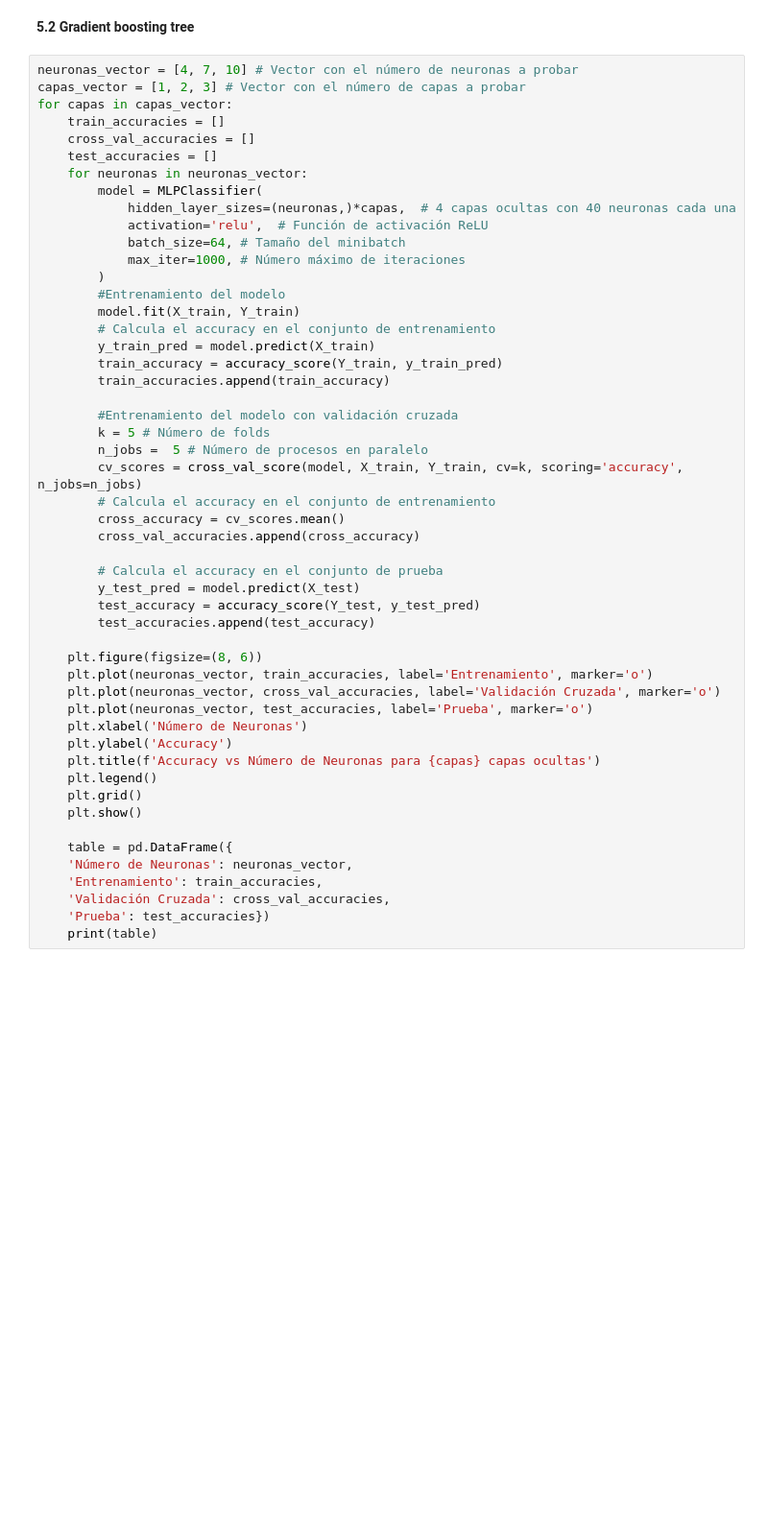
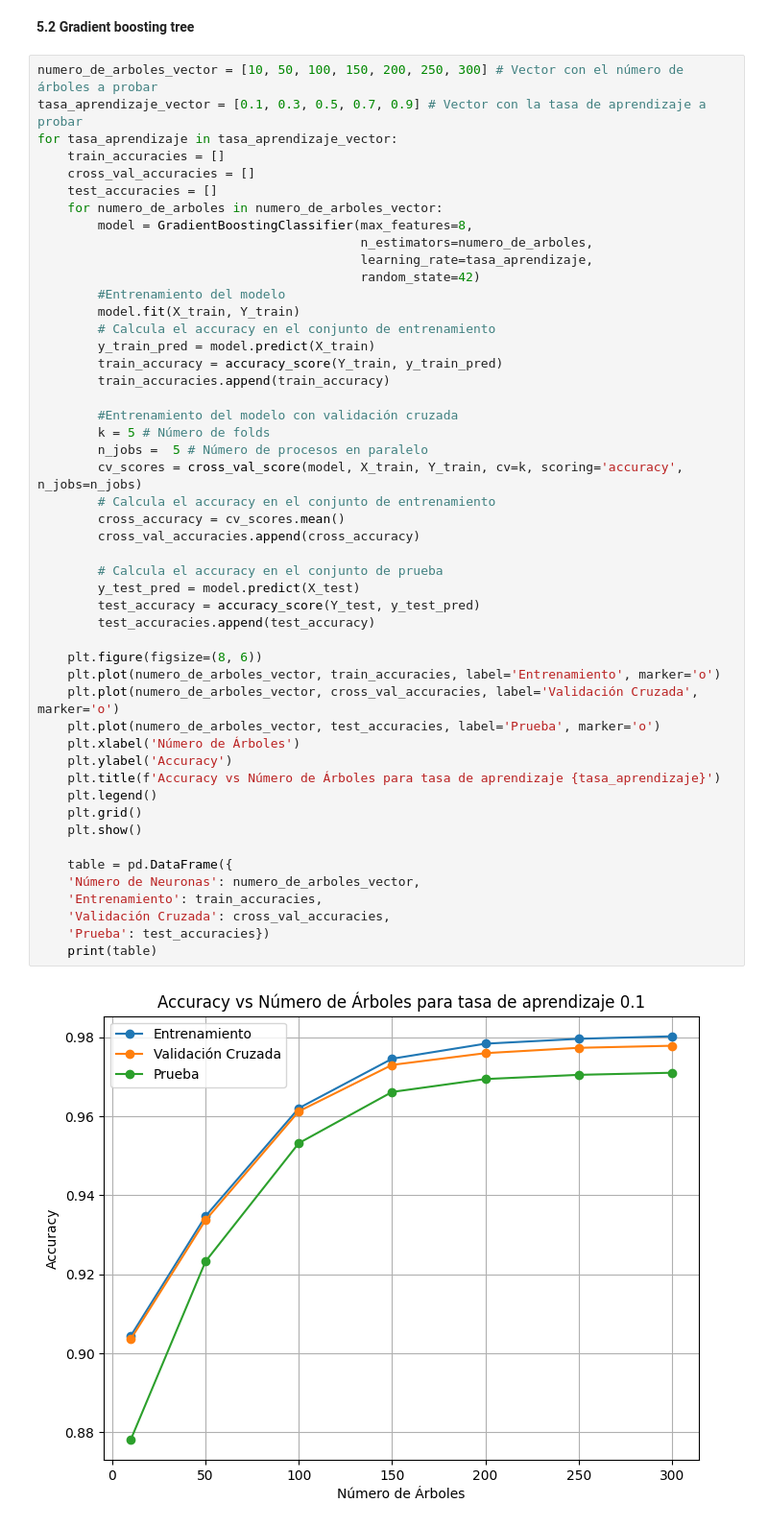
Before and after one commit to camilo-avendano1/MLDiabetes, a Jupyter notebook: Experimentos.ipynb, the cells around one changed output. Shown: that part at 96% size. Saved outputs shown, nothing was run; the diff lists cells and outputs as text; blank space fills up the shorter version.

Commit message:
SVM y gradient Boosting Tree

```diff
--- a/Experimentos.ipynb
+++ b/Experimentos.ipynb
@@ -249,54 +251,53 @@ maximo-iteraciones = 1000
 # %% [markdown]
 **5.2 Gradient boosting tree**
 # %%
-neuronas_vector = [4, 7, 10] # Vector con el número de neuronas a probar
-capas_vector = [1, 2, 3] # Vector con el número de capas a probar
-for capas in capas_vector:
+numero_de_arboles_vector = [10, 50, 100, 150, 200, 250, 300] # Vector con el número de árboles a probar
+tasa_aprendizaje_vector = [0.1, 0.3, 0.5, 0.7, 0.9] # Vector con la tasa de aprendizaje a probar
+for tasa_aprendizaje in tasa_aprendizaje_vector:
     train_accuracies = []
     cross_val_accuracies = []
     test_accuracies = []
-    for neuronas in neuronas_vector:
-        model = MLPClassifier(
-            hidden_layer_sizes=(neuronas,)*capas,  # 4 capas ocultas con 40 neuronas cada una
-            activation='relu',  # Función de activación ReLU
-            batch_size=64, # Tamaño del minibatch
-            max_iter=1000, # Número máximo de iteraciones
-        )
+    for numero_de_arboles in numero_de_arboles_vector:
+        model = GradientBoostingClassifier(max_features=8,
+                                           n_estimators=numero_de_arboles,
+                                           learning_rate=tasa_aprendizaje,
+                                           random_state=42)
         #Entrenamiento del modelo
         model.fit(X_train, Y_train)
         # Calcula el accuracy en el conjunto de entrenamiento
         y_train_pred = model.predict(X_train)
         train_accuracy = accuracy_score(Y_train, y_train_pred)
         train_accuracies.append(train_accuracy)
 
         #Entrenamiento del modelo con validación cruzada
         k = 5 # Número de folds
         n_jobs =  5 # Número de procesos en paralelo
         cv_scores = cross_val_score(model, X_train, Y_train, cv=k, scoring='accuracy', n_jobs=n_jobs)
         # Calcula el accuracy en el conjunto de entrenamiento
         cross_accuracy = cv_scores.mean()
         cross_val_accuracies.append(cross_accuracy)
 
         # Calcula el accuracy en el conjunto de prueba
         y_test_pred = model.predict(X_test)
         test_accuracy = accuracy_score(Y_test, y_test_pred)
         test_accuracies.append(test_accuracy)
 
     plt.figure(figsize=(8, 6))
-    plt.plot(neuronas_vector, train_accuracies, label='Entrenamiento', marker='o')
-    plt.plot(neuronas_vector, cross_val_accuracies, label='Validación Cruzada', marker='o')
-    plt.plot(neuronas_vector, test_accuracies, label='Prueba', marker='o')
-    plt.xlabel('Número de Neuronas')
+    plt.plot(numero_de_arboles_vector, train_accuracies, label='Entrenamiento', marker='o')
+    plt.plot(numero_de_arboles_vector, cross_val_accuracies, label='Validación Cruzada', marker='o')
+    plt.plot(numero_de_arboles_vector, test_accuracies, label='Prueba', marker='o')
+    plt.xlabel('Número de Árboles')
     plt.ylabel('Accuracy')
-    plt.title(f'Accuracy vs Número de Neuronas para {capas} capas ocultas')
+    plt.title(f'Accuracy vs Número de Árboles para tasa de aprendizaje {tasa_aprendizaje}')
     plt.legend()
     plt.grid()
     plt.show()
 
     table = pd.DataFrame({
-    'Número de Neuronas': neuronas_vector,
+    'Número de Neuronas': numero_de_arboles_vector,
     'Entrenamiento': train_accuracies,
     'Validación Cruzada': cross_val_accuracies,
     'Prueba': test_accuracies})
     print(table)
 # %% [output]
+[figure, added]
```
Also changed, not shown: parts of 6 cells of this notebook.
